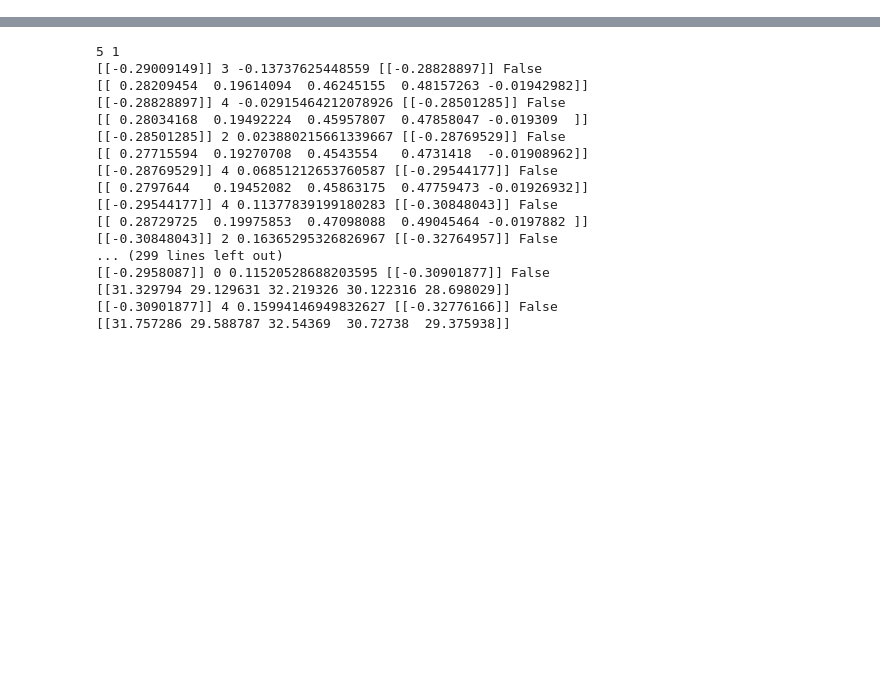
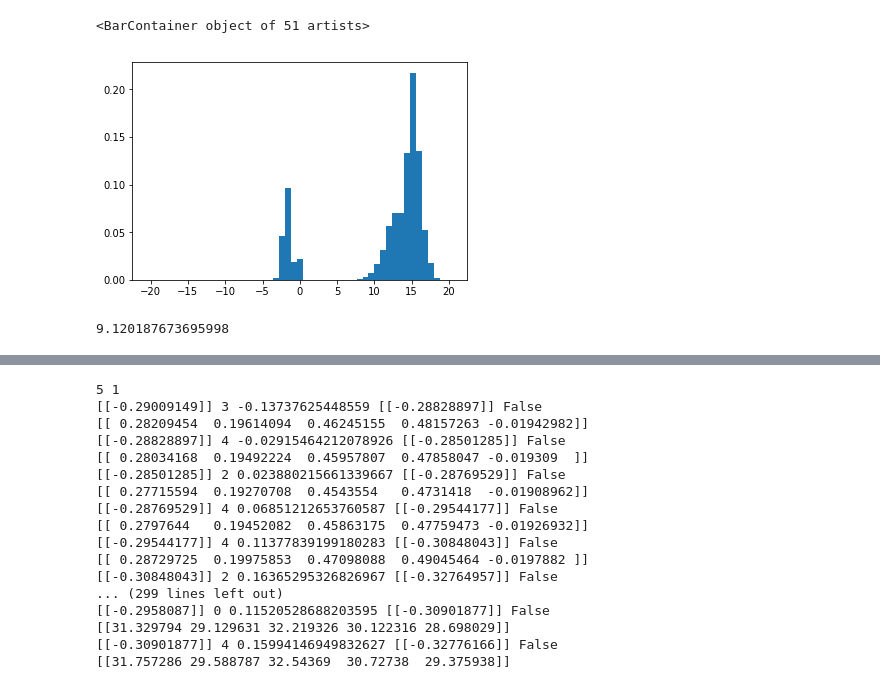
Before and after one commit to Rkeramati/cvar, a Jupyter notebook: glucose/Baseline.ipynb, the cells around one changed output, grey strips where cells are left out. Saved outputs shown, nothing was run; the diff lists cells and outputs as text; code cells hidden in the pictures; blank space fills up the shorter version.

```diff
--- a/glucose/Baseline.ipynb
+++ b/glucose/Baseline.ipynb
@@ -50,0 +49,39 @@ for i in range(n):
+# %%
+from core import drl
+class config():
+    def __init__(self):
+        self.nA = 5
+        self.nBin = 20
+        self.nAtoms = 51
+        self.Vmin = -50
+        self.Vmax = 50
+        self.gamma = 0.95
+        self.num_episode = 300
+        self.prev_state = 0
+        self.mealsize = 2
+
+        self.max_e = 0.9 # Exploration max epsilon
+        self.min_e = 0.1
+        self.max_lr = 0.5 # Maximum learnig rate
+        self.min_lr = 0.1
+        self.episode_ratio = 4 # When to reach the minimum in episode for alpha and ep schedule
+
+        self.schedule = [0.9, 0.1, 4]
+
+        self.nS = self.nBin * self.mealsize
+        self.maxObs = 400
+        self.binSize = (self.maxObs - 0)/self.nBin
+
+    def get_lr(self, ep):
+        slope = (-self.max_lr + self.min_lr)/(self.num_episode/self.episode_ratio)
+        alpha = max(self.min_lr, self.max_lr + ep *slope)
+        return alpha
+    def get_epsilon(self, ep):
+        slope = (-self.max_e + self.min_e)/(self.num_episode/self.episode_ratio)
+        e = max(self.min_e, self.max_e + ep *slope)
+        return e
+    def process(self, state, meal):
+        state = min(int(state.CGM/self.binSize), self.nBin)
+        idx = state + meal*self.nBin #+ self.nBin * self.prev_state
+        #self.prev_state = state
+        return idx
@@ -50,0 +211,10 @@ for i in range(n):
+# %%
+plt.bar(C51.z, C51.p[6, 0, :])
+# %% [output]
+<BarContainer object of 51 artists>
+[figure, added]
+# %%
+o = world.reset()
+print(o.CGM/18.018018)
+# %% [output]
+9.120187673695998
```
Also changed, not shown: parts of 19 cells of this notebook, 2 other files.
